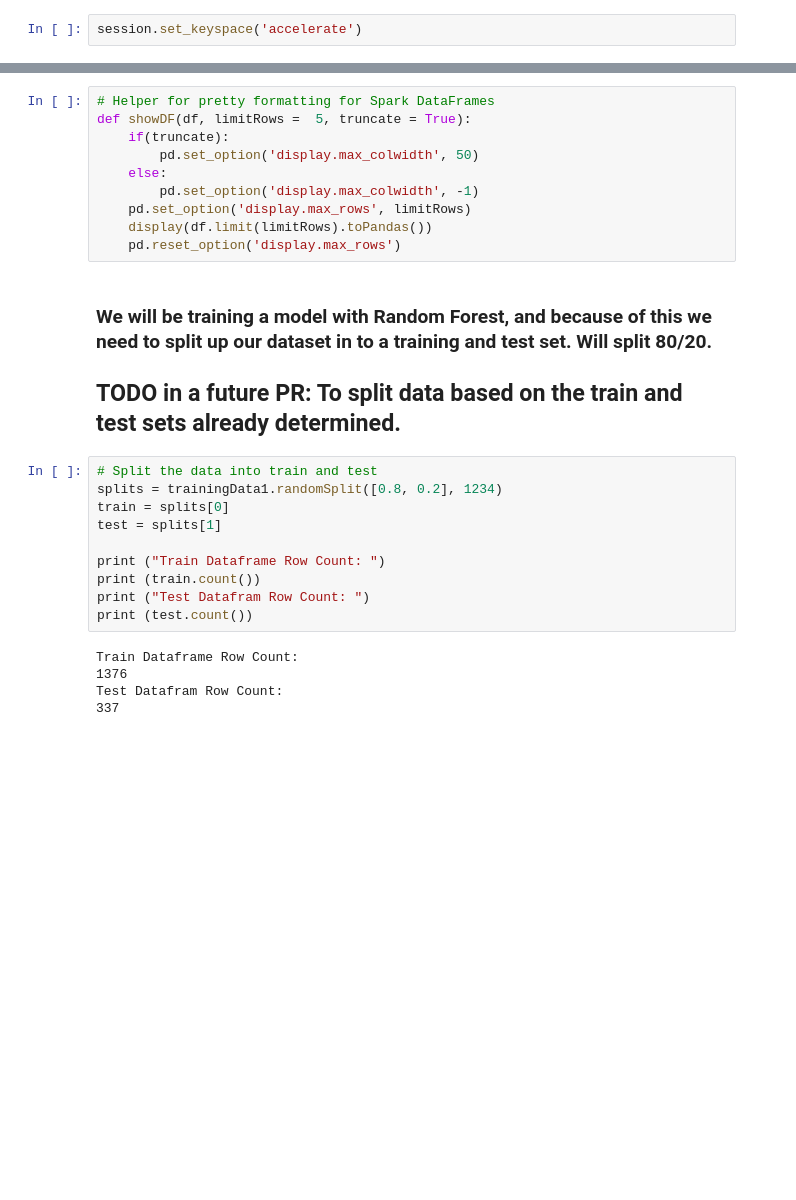
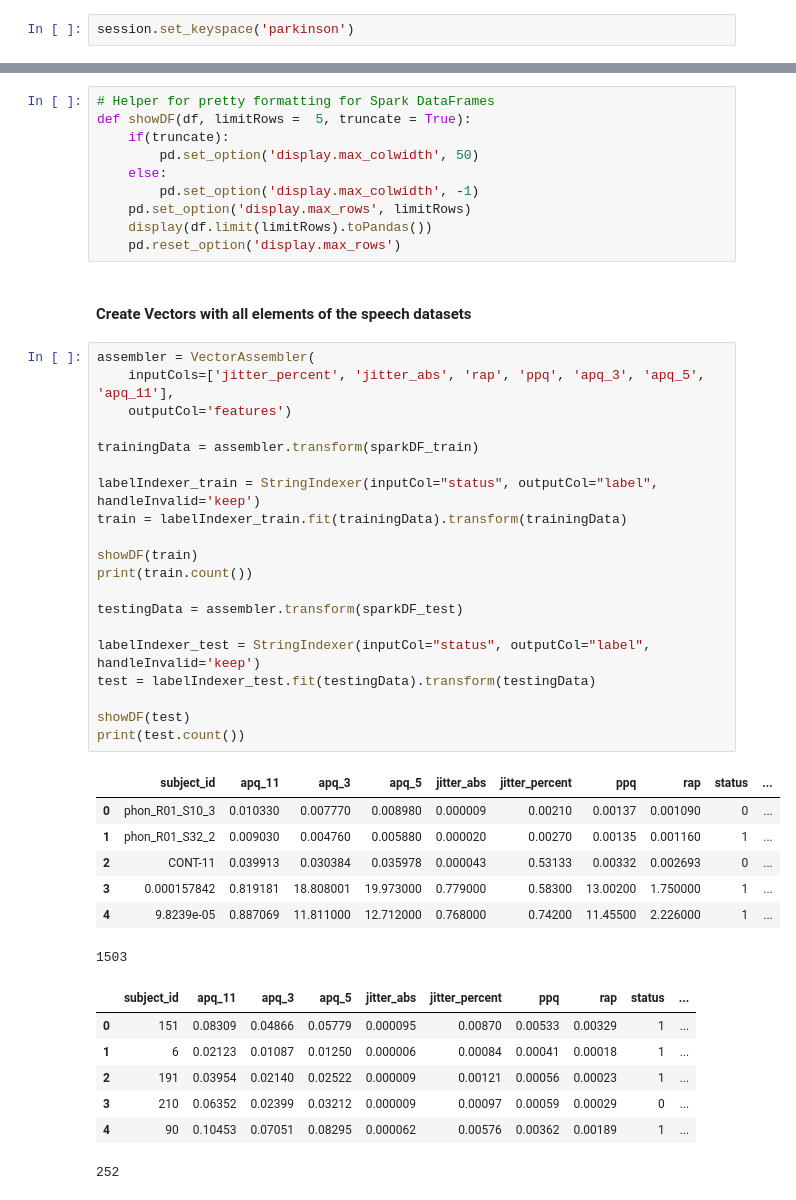
Before and after one commit to marianne-manaog/parkinson-detector, a Jupyter notebook: notebooks/PD_detector_pipeline_w_Cassandra.ipynb, the cells around one changed output, grey strips where cells are left out. Drawn from its saved outputs; the diff is of its cells as text; blank space fills up the shorter version.

```diff
--- a/notebooks/PD_detector_pipeline_w_Cassandra.ipynb
+++ b/notebooks/PD_detector_pipeline_w_Cassandra.ipynb
@@ -93,5 +102,5 @@ session.execute("""
 # %% [markdown]
 ### Set keyspace
 # %%
-session.set_keyspace('accelerate')
+session.set_keyspace('parkinson')
 # %% [markdown]
@@ -220,22 +243,40 @@ def showDF(df, limitRows =  5, truncate = True):
     pd.set_option('display.max_rows', limitRows)
     display(df.limit(limitRows).toPandas())
     pd.reset_option('display.max_rows')
-# %% [markdown]
-### We will be training a model with Random Forest, and because of this we need to split up our dataset in to a training and test set. Will split 80/20.
-
-## TODO in a future PR: To split data based on the train and test sets already determined.
-# %%
-# Split the data into train and test
-splits = trainingData1.randomSplit([0.8, 0.2], 1234)
-train = splits[0]
-test = splits[1]
-
-print ("Train Dataframe Row Count: ")
-print (train.count())
-print ("Test Datafram Row Count: ")
-print (test.count())
-# %% [output]
-Train Dataframe Row Count:
-1376
-Test Datafram Row Count:
-337
+# %% [markdown]
+#### Create Vectors with all elements of the speech datasets
+# %%
+assembler = VectorAssembler(
+    inputCols=['jitter_percent', 'jitter_abs', 'rap', 'ppq', 'apq_3', 'apq_5', 'apq_11'],
+    outputCol='features')
+
+trainingData = assembler.transform(sparkDF_train)
+
+labelIndexer_train = StringIndexer(inputCol="status", outputCol="label", handleInvalid='keep')
+train = labelIndexer_train.fit(trainingData).transform(trainingData)
+
+showDF(train)
+print(train.count())
+
+testingData = assembler.transform(sparkDF_test)
+
+labelIndexer_test = StringIndexer(inputCol="status", outputCol="label", handleInvalid='keep')
+test = labelIndexer_test.fit(testingData).transform(testingData)
+
+showDF(test)
+print(test.count())
+# %% [output]
+|  | subject_id | apq_11 | apq_3 | apq_5 | jitter_abs | jitter_percent | ppq | rap | status | ... |
+| 0 | phon_R01_S10_3 | 0.010330 | 0.007770 | 0.008980 | 0.000009 | 0.00210 | 0.00137 | 0.001090 | 0 | ... |
+| 1 | phon_R01_S32_2 | 0.009030 | 0.004760 | 0.005880 | 0.000020 | 0.00270 | 0.00135 | 0.001160 | 1 | ... |
+| 2 | CONT-11 | 0.039913 | 0.030384 | 0.035978 | 0.000043 | 0.53133 | 0.00332 | 0.002693 | 0 | ... |
+| 3 | 0.000157842 | 0.819181 | 18.808001 | 19.973000 | 0.779000 | 0.58300 | 13.00200 | 1.750000 | 1 | ... |
+| 4 | 9.8239e-05 | 0.887069 | 11.811000 | 12.712000 | 0.768000 | 0.74200 | 11.45500 | 2.226000 | 1 | ... |
+1503
+|  | subject_id | apq_11 | apq_3 | apq_5 | jitter_abs | jitter_percent | ppq | rap | status | ... |
+| 0 | 151 | 0.08309 | 0.04866 | 0.05779 | 0.000095 | 0.00870 | 0.00533 | 0.00329 | 1 | ... |
+| 1 | 6 | 0.02123 | 0.01087 | 0.01250 | 0.000006 | 0.00084 | 0.00041 | 0.00018 | 1 | ... |
+| 2 | 191 | 0.03954 | 0.02140 | 0.02522 | 0.000009 | 0.00121 | 0.00056 | 0.00023 | 1 | ... |
+| 3 | 210 | 0.06352 | 0.02399 | 0.03212 | 0.000009 | 0.00097 | 0.00059 | 0.00029 | 0 | ... |
+| 4 | 90 | 0.10453 | 0.07051 | 0.08295 | 0.000062 | 0.00576 | 0.00362 | 0.00189 | 1 | ... |
+252
```
Also changed, not shown: parts of 36 cells of this notebook.
